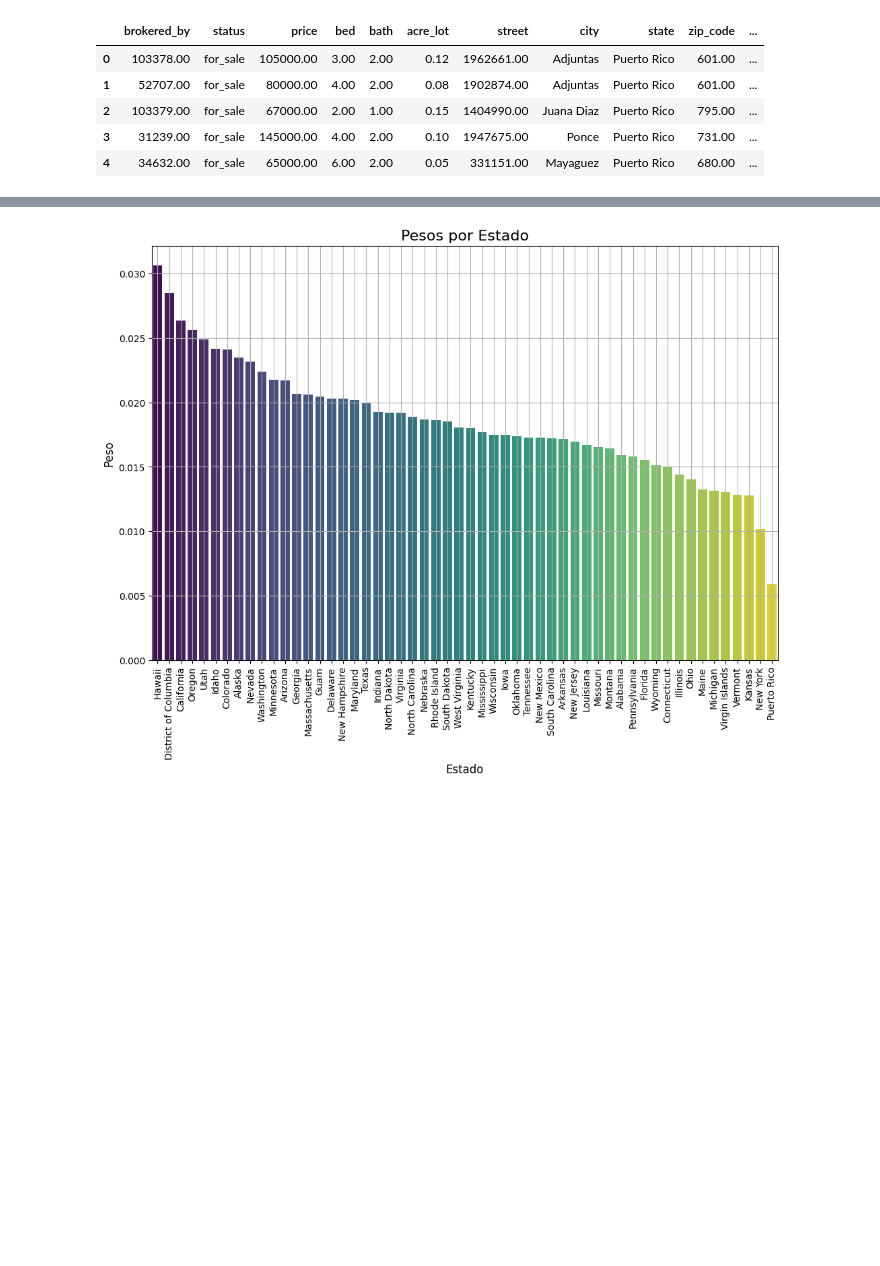
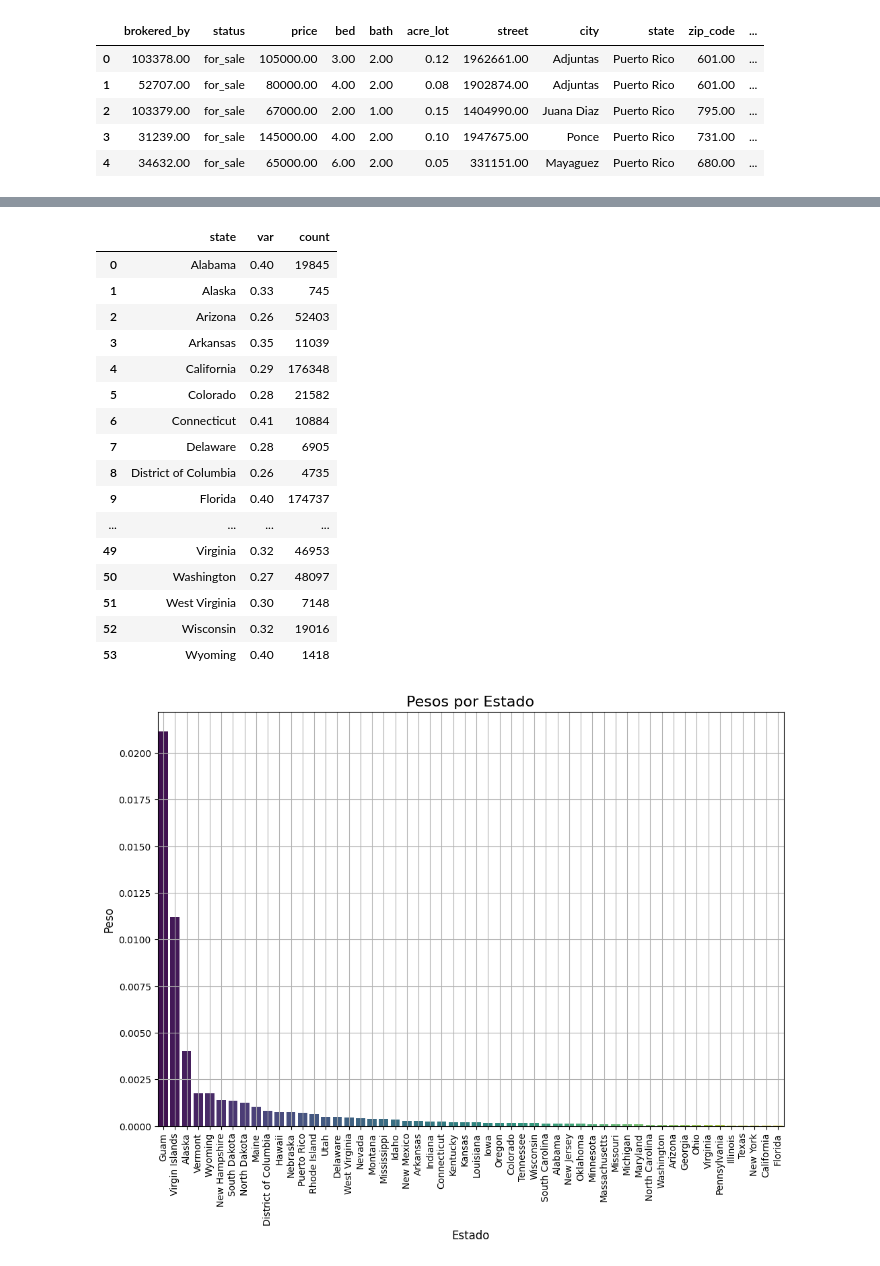
Before and after one commit to spamella04/InteligenciadeNegocios2024, a Jupyter notebook: Tarea2 - Corte II/t3_bienes_raices.ipynb, the cells around one changed output, grey strips where cells are left out. Cells and saved outputs as stored; diff of their text form; code cells hidden in the pictures; blank space fills up the shorter version.

```diff
--- a/Tarea2 - Corte II/t3_bienes_raices.ipynb
+++ b/Tarea2 - Corte II/t3_bienes_raices.ipynb
@@ -212,7 +249,7 @@ box_plot_vars(df_cleaned)
 # %%
 # Eliminar valores que claramente son absurdos
 # Segun san google, la casa mas pequeña del mundo es de 325 pies cuadrados, no puede ser que haya casas con 3 pies cuadrados
-df_cleaned = df_cleaned[(df_cleaned['bed'] != 0) & (df_cleaned['bath'] != 0) & (df_cleaned['price'] > 0) & (df_cleaned['house_size'] > 500)]
+df_cleaned = df_cleaned[(df_cleaned['bed'] != 0) & (df_cleaned['bath'] != 0) & (df_cleaned['price'] > 0) & (df_cleaned['house_size'] > 300)]
 # Eliminamos datos en los que el tamaño del lote es menor que el tamaño de la casa
 df_cleaned = df_cleaned[df_cleaned['acre_lot'] * 43560 >= df_cleaned['house_size']]
 
@@ -222,13 +259,13 @@ df_cleaned['state'] = df_cleaned['state'].astype(str)
 
 df_cleaned['log_house_size'] = np.log(df_cleaned['house_size'])
 
-df_cleaned = remove_outliers_iqr(df_cleaned, 'house_size')
-df_cleaned = remove_outliers_iqr(df_cleaned, 'bath')
-df_cleaned = remove_outliers_iqr(df_cleaned, 'bed')
+df_cleaned = remove_outliers_iqr(df_cleaned, 'log_house_size')
+df_cleaned = remove_outliers_zscore(df_cleaned, 'bath', 3)
+df_cleaned = remove_outliers_zscore(df_cleaned, 'bed', 3)
 df_cleaned = remove_outliers_iqr(df_cleaned, 'acre_lot')
 # %%
-df_cleaned['price'] = mstats.winsorize(df_cleaned['price'], limits=[0.05, 0.05])
 df_cleaned['log_price'] = np.log(df_cleaned['price'])
+df_cleaned['log_price'] = mstats.winsorize(df_cleaned['log_price'], limits=[0.05, 0.05])
 #df_cleaned = df_cleaned.drop(columns=['price', 'house_size', 'acre_lot'])
 box_plot_vars(df_cleaned)
 # %% [output]
@@ -242,5 +272,0 @@ box_plot_vars(df_cleaned)
-# %%
-print(df.shape)
-print(df_cleaned.shape)
-set_overview(df_cleaned)
-df_cleaned = df_cleaned.drop(columns=['city'])
@@ -335,25 +338,42 @@ plot_state_distribution(df_cleaned, 'state', 'Distribución total de observacion
 # %%
-state_stats = df_cleaned.groupby('state')['price'].agg(['median', 'std']).reset_index()
-
-state_stats['weight'] = state_stats['median'] / state_stats['std']
-
-state_stats['weight'] = state_stats['weight'] / state_stats['weight'].sum()
-
+state_stats = df_cleaned.groupby('state')['log_price'].agg(['var', 'count']).reset_index()
+display(state_stats)
+#ponderación por varianza
+state_stats['weight_var'] = 1 / state_stats['var']
+state_stats['weight_geo'] = 1/ state_stats['count']
+state_stats['weight'] = state_stats['weight_var'] * state_stats['weight_geo']
 df_cleaned = df_cleaned.merge(state_stats[['state', 'weight']], on='state', how='left')
 
 weights_by_state = df_cleaned.groupby('state')['weight'].max().sort_values(ascending=False).reset_index()
 
 # Crear el gráfico de barras para los pesos por estado
 plt.figure(figsize=(12, 8))
 sns.barplot(data=weights_by_state, x='state', y='weight', hue='state', palette='viridis')
 plt.title('Pesos por Estado', fontsize=16)
 plt.xlabel('Estado', fontsize=12)
 plt.ylabel('Peso', fontsize=12)
 plt.xticks(rotation=90)
 plt.grid(True)
 plt.show()
 # %% [output]
+|  | state | var | count |
+| 0 | Alabama | 0.40 | 19845 |
+| 1 | Alaska | 0.33 | 745 |
+| 2 | Arizona | 0.26 | 52403 |
+| 3 | Arkansas | 0.35 | 11039 |
+| 4 | California | 0.29 | 176348 |
+| 5 | Colorado | 0.28 | 21582 |
+| 6 | Connecticut | 0.41 | 10884 |
+| 7 | Delaware | 0.28 | 6905 |
+| 8 | District of Columbia | 0.26 | 4735 |
+| 9 | Florida | 0.40 | 174737 |
+| ... | ... | ... | ... |
+| 49 | Virginia | 0.32 | 46953 |
+| 50 | Washington | 0.27 | 48097 |
+| 51 | West Virginia | 0.30 | 7148 |
+| 52 | Wisconsin | 0.32 | 19016 |
+| 53 | Wyoming | 0.40 | 1418 |
-[figure, old version]
+[figure, new version]
 # %%
 
 df_cleaned_dummies = pd.get_dummies(df_cleaned, columns=['state'], drop_first=True)
```
Also changed, not shown: parts of 14 cells of this notebook, 1 other file.
